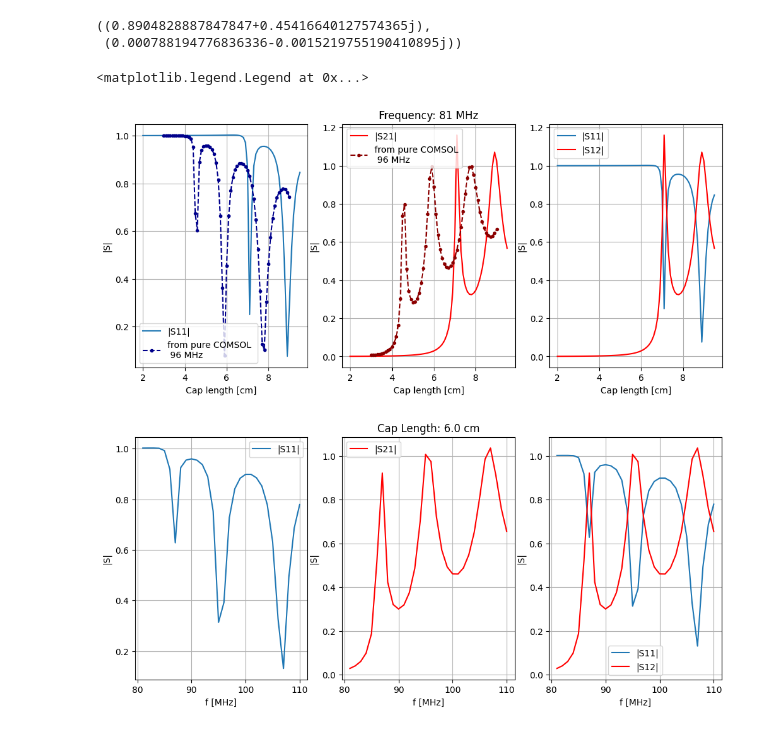
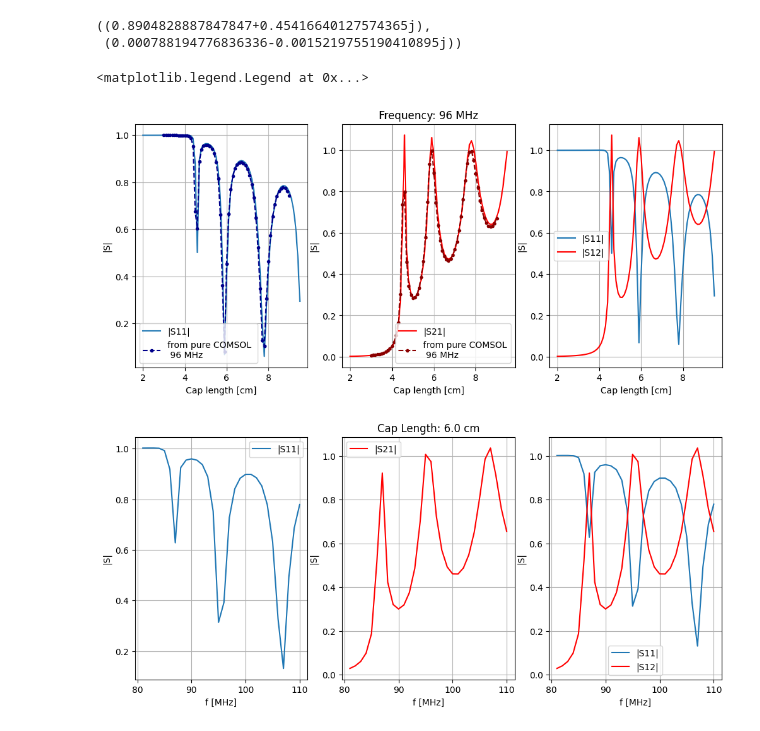
Before and after one commit to vandelij/TWA_circuit, a Jupyter notebook: testing_new_class.ipynb, the cells around one changed output. Cells and saved outputs as stored; diff of their text form; code cells hidden in the pictures.

```diff
--- a/testing_new_class.ipynb
+++ b/testing_new_class.ipynb
@@ -191,14 +191,14 @@ lcaps, S11_mag_data, S21_mag_data = get_ant_S_11_21(filename2)
 # %%
 # okay, things look like they are working!!
 ls = np.arange(0.02, 0.096, 0.001)
-S11v, S21v, axs = myrfTWA.plot_abs_S11_S21_l_scan_from_internal_datatable(ls, f=81, return_data=True)
+S11v, S21v, axs = myrfTWA.plot_abs_S11_S21_l_scan_from_internal_datatable(ls, f=96, return_data=True)
 axs[0].plot(lcaps*100, S11_mag_data, marker='.', color='darkblue', linestyle='--', label='from pure COMSOL \n 96 MHz')
 axs[1].plot(lcaps*100, S21_mag_data, marker='.', color='darkred', linestyle='--', label='from pure COMSOL\n 96 MHz')
 axs[0].legend()
 axs[1].legend()
 # %% [output]
 <matplotlib.legend.Legend at 0x...>
-[figure, old version]
+[figure, new version]
 # %%
 # now, can begin testing optimization algorithm.
 fs = np.arange(81, 111, 1)
```
Also changed, not shown: parts of 3 cells of this notebook, 1 other file.
